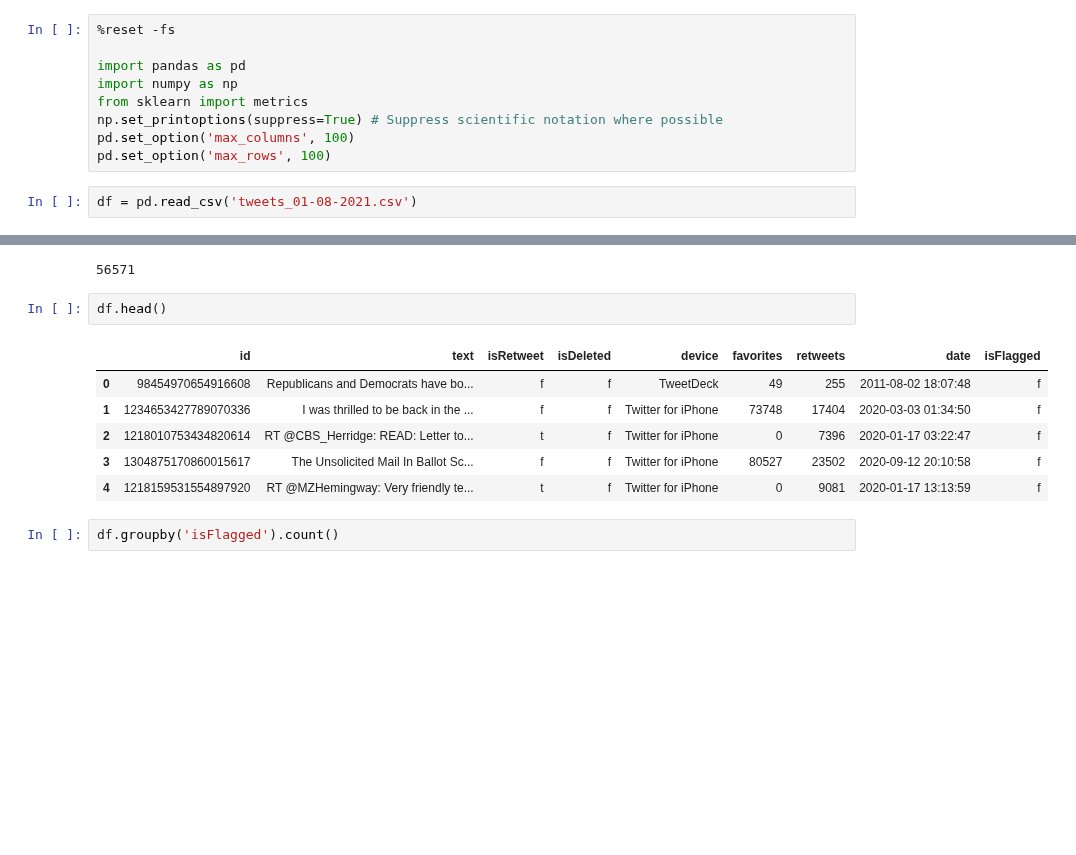
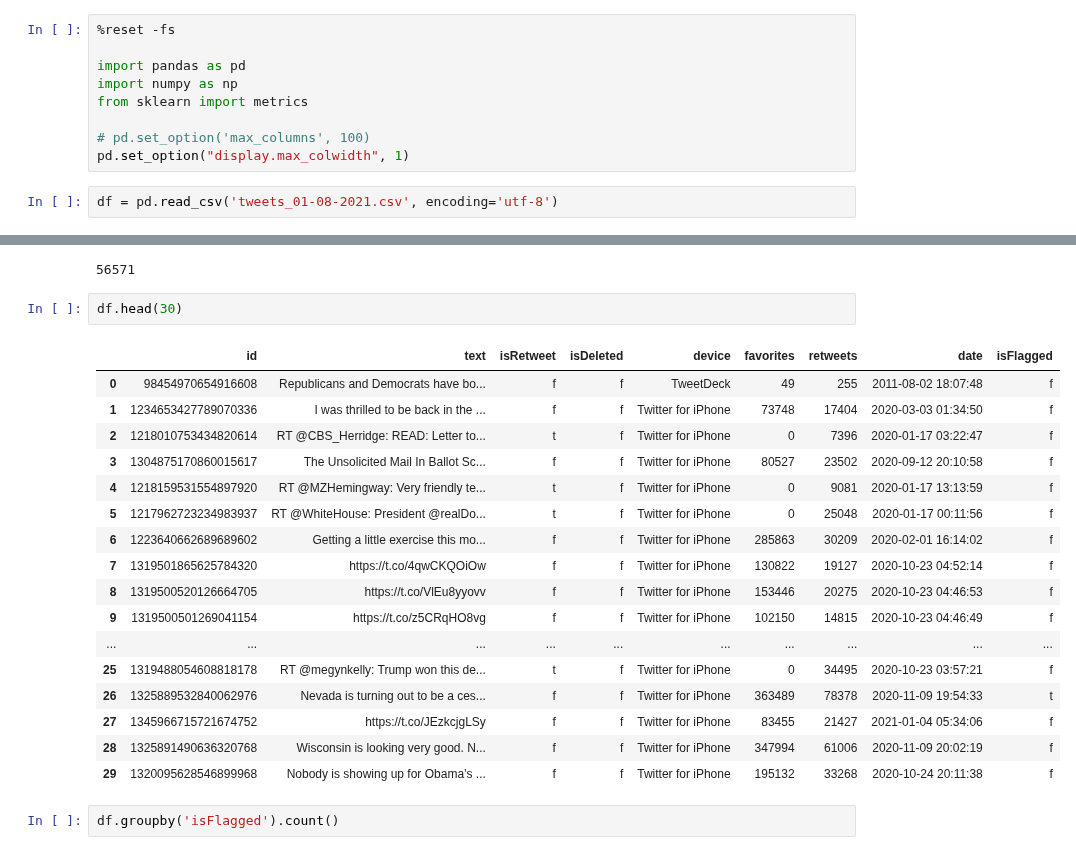
Before and after one commit to katurn1/Presidential_Tweets_NLP_Analysis, a Jupyter notebook: unsupervised_learning_project_code.ipynb, the cells around one changed output, grey strips where cells are left out. Drawn from its saved outputs; the diff is of its cells as text; blank space fills up the shorter version.

```diff
--- a/unsupervised_learning_project_code.ipynb
+++ b/unsupervised_learning_project_code.ipynb
@@ -4,24 +4,35 @@
 import pandas as pd
 import numpy as np
 from sklearn import metrics
-np.set_printoptions(suppress=True) # Suppress scientific notation where possible
-pd.set_option('max_columns', 100)
-pd.set_option('max_rows', 100)
+
+# pd.set_option('max_columns', 100)
+pd.set_option("display.max_colwidth", 1)
 # %%
-df = pd.read_csv('tweets_01-08-2021.csv')
+df = pd.read_csv('tweets_01-08-2021.csv', encoding='utf-8')
 # %%
 len(df)
 # %% [output]
 56571
 # %%
-df.head()
+df.head(30)
 # %% [output]
 |  | id | text | isRetweet | isDeleted | device | favorites | retweets | date | isFlagged |
 | 0 | 98454970654916608 | Republicans and Democrats have bo... | f | f | TweetDeck | 49 | 255 | 2011-08-02 18:07:48 | f |
 | 1 | 1234653427789070336 | I was thrilled to be back in the ... | f | f | Twitter for iPhone | 73748 | 17404 | 2020-03-03 01:34:50 | f |
 | 2 | 1218010753434820614 | RT @CBS_Herridge: READ: Letter to... | t | f | Twitter for iPhone | 0 | 7396 | 2020-01-17 03:22:47 | f |
 | 3 | 1304875170860015617 | The Unsolicited Mail In Ballot Sc... | f | f | Twitter for iPhone | 80527 | 23502 | 2020-09-12 20:10:58 | f |
 | 4 | 1218159531554897920 | RT @MZHemingway: Very friendly te... | t | f | Twitter for iPhone | 0 | 9081 | 2020-01-17 13:13:59 | f |
+| 5 | 1217962723234983937 | RT @WhiteHouse: President @realDo... | t | f | Twitter for iPhone | 0 | 25048 | 2020-01-17 00:11:56 | f |
+| 6 | 1223640662689689602 | Getting a little exercise this mo... | f | f | Twitter for iPhone | 285863 | 30209 | 2020-02-01 16:14:02 | f |
+| 7 | 1319501865625784320 | https://t.co/4qwCKQOiOw | f | f | Twitter for iPhone | 130822 | 19127 | 2020-10-23 04:52:14 | f |
+| 8 | 1319500520126664705 | https://t.co/VlEu8yyovv | f | f | Twitter for iPhone | 153446 | 20275 | 2020-10-23 04:46:53 | f |
+| 9 | 1319500501269041154 | https://t.co/z5CRqHO8vg | f | f | Twitter for iPhone | 102150 | 14815 | 2020-10-23 04:46:49 | f |
+| ... | ... | ... | ... | ... | ... | ... | ... | ... | ... |
+| 25 | 1319488054608818178 | RT @megynkelly: Trump won this de... | t | f | Twitter for iPhone | 0 | 34495 | 2020-10-23 03:57:21 | f |
+| 26 | 1325889532840062976 | Nevada is turning out to be a ces... | f | f | Twitter for iPhone | 363489 | 78378 | 2020-11-09 19:54:33 | t |
+| 27 | 1345966715721674752 | https://t.co/JEzkcjgLSy | f | f | Twitter for iPhone | 83455 | 21427 | 2021-01-04 05:34:06 | f |
+| 28 | 1325891490636320768 | Wisconsin is looking very good. N... | f | f | Twitter for iPhone | 347994 | 61006 | 2020-11-09 20:02:19 | f |
+| 29 | 1320095628546899968 | Nobody is showing up for Obama’s ... | f | f | Twitter for iPhone | 195132 | 33268 | 2020-10-24 20:11:38 | f |
 # %%
 df.groupby('isFlagged').count()
 # %% [output]
```
Also changed, not shown: parts of 8 cells of this notebook.
